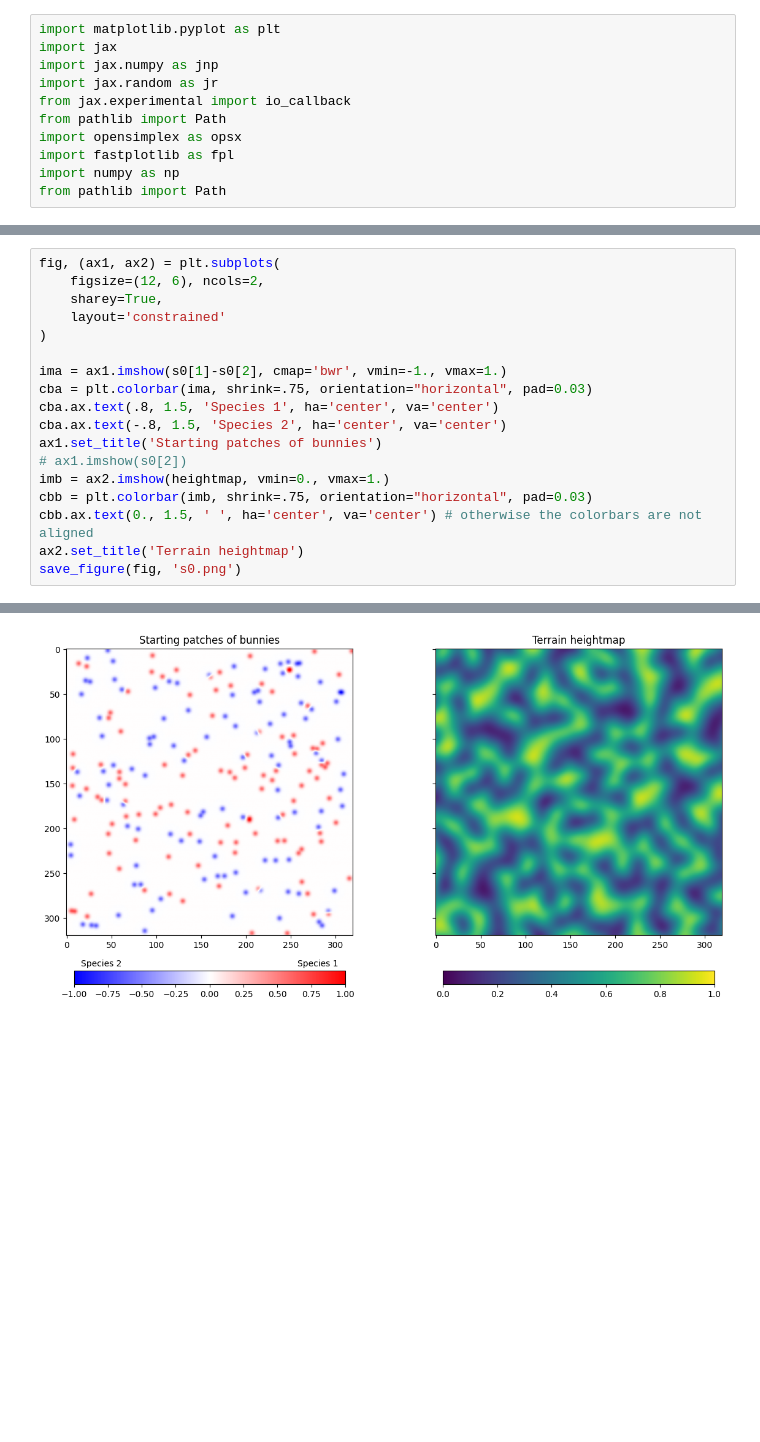
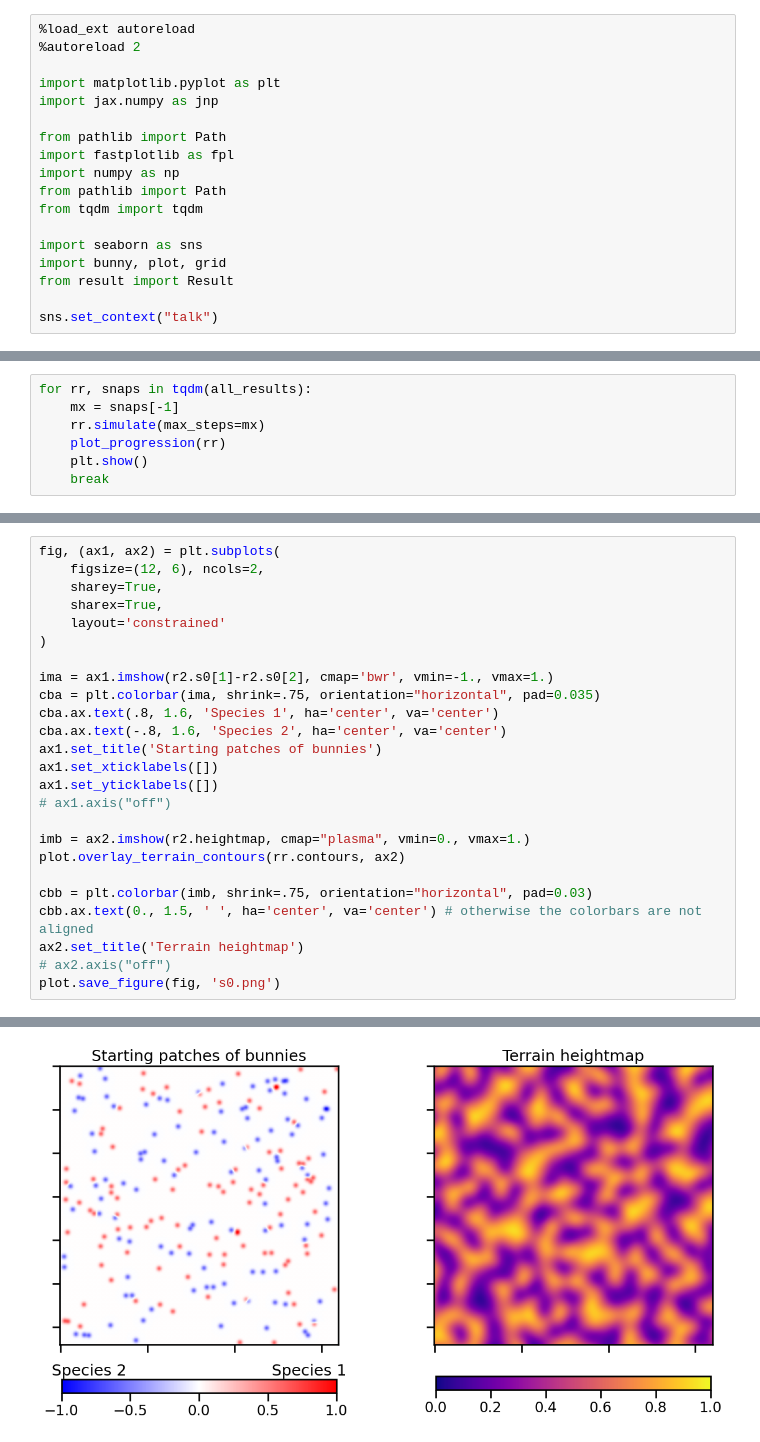
Before and after one commit to szethh/complex-adaptive-systems, a Jupyter notebook: project/project.ipynb, the cells around one changed output, grey strips where cells are left out. Cells and saved outputs as stored; diff of their text form; blank space fills up the shorter version.

```diff
--- a/project/project.ipynb
+++ b/project/project.ipynb
@@ -4,13 +4,20 @@
     Name: Clara Periago
     Student #: s1067476
 # %%
+%load_ext autoreload
+%autoreload 2
+
 import matplotlib.pyplot as plt
-import jax
 import jax.numpy as jnp
-import jax.random as jr
-from jax.experimental import io_callback
+
 from pathlib import Path
-import opensimplex as opsx
 import fastplotlib as fpl
 import numpy as np
 from pathlib import Path
+from tqdm import tqdm
+
+import seaborn as sns
+import bunny, plot, grid
+from result import Result
+
+sns.set_context("talk")
@@ -180,0 +98,7 @@ s0 = grid  # initial state
+# %%
+for rr, snaps in tqdm(all_results):
+    mx = snaps[-1]
+    rr.simulate(max_steps=mx)
+    plot_progression(rr)
+    plt.show()
+    break
@@ -181,21 +108,28 @@ s0 = grid  # initial state
 # %%
 fig, (ax1, ax2) = plt.subplots(
     figsize=(12, 6), ncols=2,
     sharey=True,
+    sharex=True,
     layout='constrained'
 )
 
-ima = ax1.imshow(s0[1]-s0[2], cmap='bwr', vmin=-1., vmax=1.)
-cba = plt.colorbar(ima, shrink=.75, orientation="horizontal", pad=0.03)
-cba.ax.text(.8, 1.5, 'Species 1', ha='center', va='center')
-cba.ax.text(-.8, 1.5, 'Species 2', ha='center', va='center')
+ima = ax1.imshow(r2.s0[1]-r2.s0[2], cmap='bwr', vmin=-1., vmax=1.)
+cba = plt.colorbar(ima, shrink=.75, orientation="horizontal", pad=0.035)
+cba.ax.text(.8, 1.6, 'Species 1', ha='center', va='center')
+cba.ax.text(-.8, 1.6, 'Species 2', ha='center', va='center')
 ax1.set_title('Starting patches of bunnies')
-# ax1.imshow(s0[2])
-imb = ax2.imshow(heightmap, vmin=0., vmax=1.)
+ax1.set_xticklabels([])
+ax1.set_yticklabels([])
+# ax1.axis("off")
+
+imb = ax2.imshow(r2.heightmap, cmap="plasma", vmin=0., vmax=1.)
+plot.overlay_terrain_contours(rr.contours, ax2)
+
 cbb = plt.colorbar(imb, shrink=.75, orientation="horizontal", pad=0.03)
 cbb.ax.text(0., 1.5, ' ', ha='center', va='center') # otherwise the colorbars are not aligned
 ax2.set_title('Terrain heightmap')
-save_figure(fig, 's0.png')
+# ax2.axis("off")
+plot.save_figure(fig, 's0.png')
 # %% [output]
 Saving figure output to /Users/clara/uni/master/complex-adaptive-systems/project-report/img/s0.png
-[figure, old version]
+[figure, new version]
```
Also changed, not shown: parts of 16 cells of this notebook, 6 other files.
